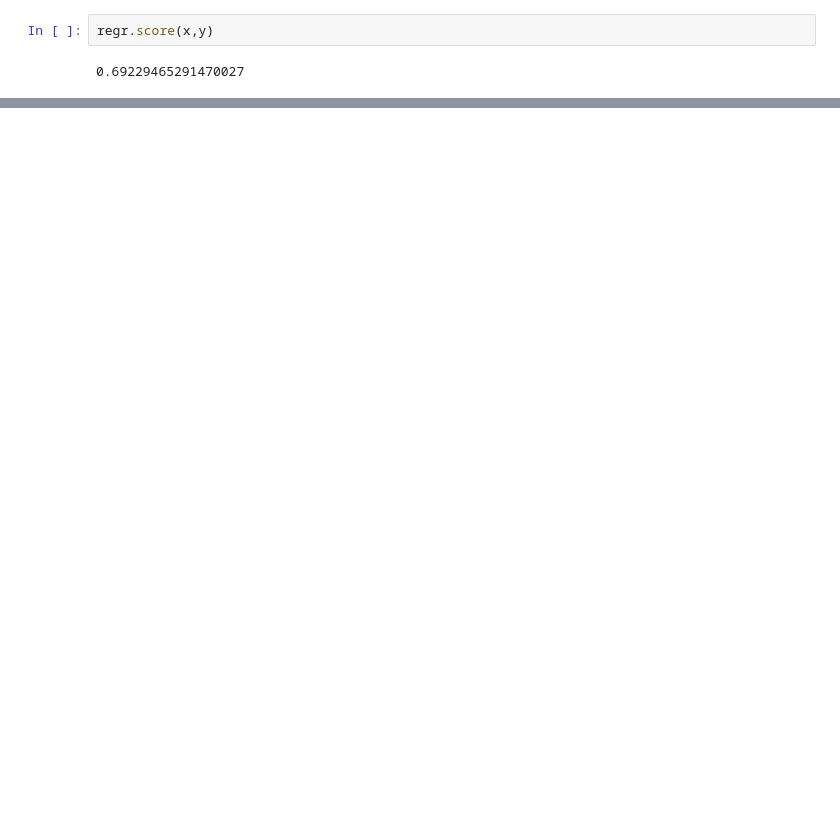
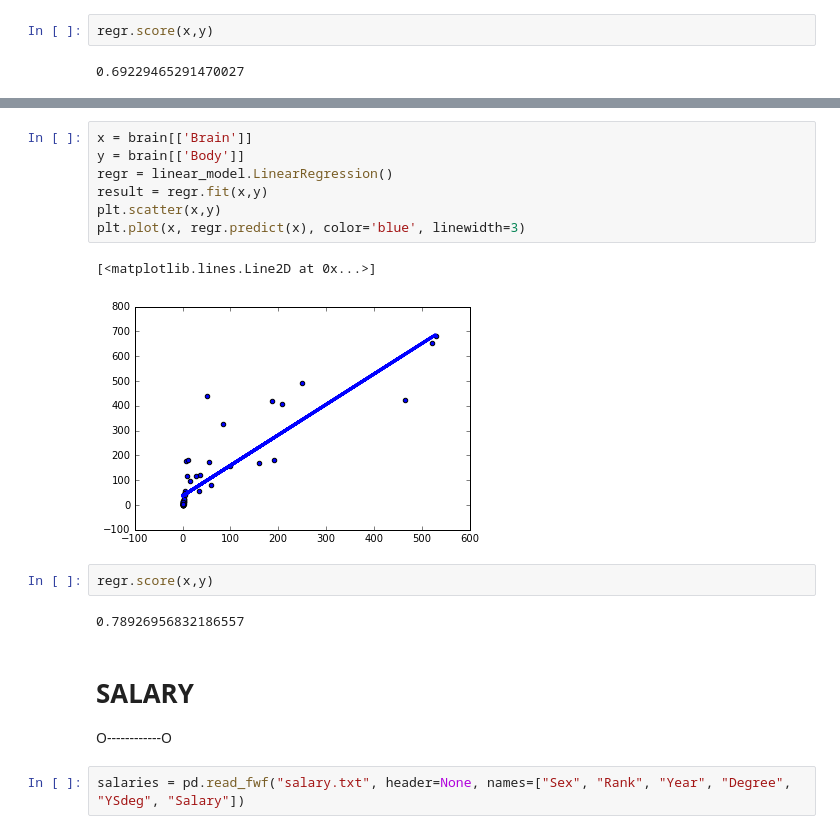
Before and after one commit to TRIYGH/linear-regression, a Jupyter notebook: simple-linear-regression.ipynb, the cells around one changed output, grey strips where cells are left out. Drawn from its saved outputs; the diff is of its cells as text; blank space fills up the shorter version.

```diff
--- a/simple-linear-regression.ipynb
+++ b/simple-linear-regression.ipynb
@@ -72,0 +123,20 @@ plt.show()
+# %%
+x = brain[['Brain']]
+y = brain[['Body']]
+regr = linear_model.LinearRegression()
+result = regr.fit(x,y)
+plt.scatter(x,y)
+plt.plot(x, regr.predict(x), color='blue', linewidth=3)
+# %% [output]
+[<matplotlib.lines.Line2D at 0x...>]
+[figure, added]
+# %%
+regr.score(x,y)
+# %% [output]
+0.78926956832186557
+# %% [markdown]
+# SALARY
+
+O------------O
+# %%
+salaries = pd.read_fwf("salary.txt", header=None, names=["Sex", "Rank", "Year", "Degree", "YSdeg", "Salary"])
```
Also changed, not shown: parts of 27 cells of this notebook, 3 other files.
